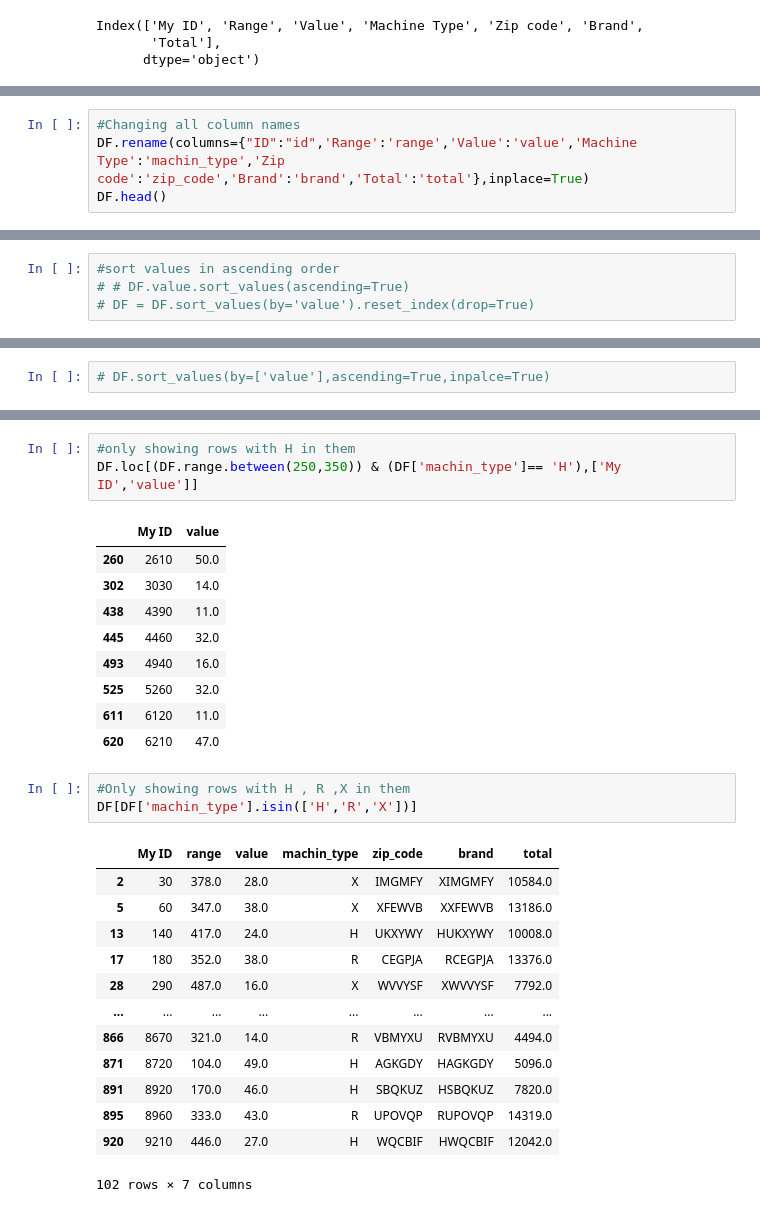
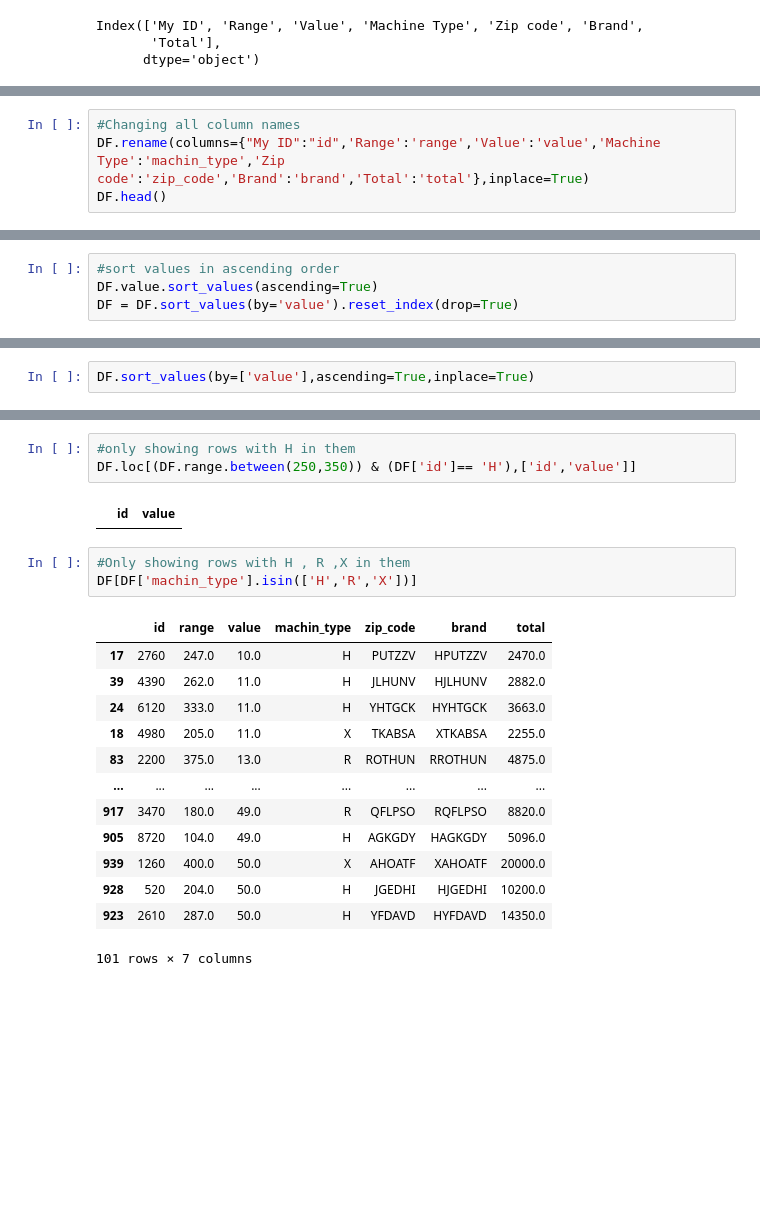
Before and after one commit to Ravkeerat02/comp3122_labs, a Jupyter notebook: Assignment3.ipynb, the cells around one changed output, grey strips where cells are left out. Drawn from its saved outputs; the diff is of its cells as text; blank space fills up the shorter version.

```diff
--- a/Assignment3.ipynb
+++ b/Assignment3.ipynb
@@ -229,6 +229,6 @@ DF.rename(columns={"ID":"id",'Range':'range','Value':'value','Machine Type':'mac
 951 rows × 7 columns
 # %%
 #Changing all column names
-DF.rename(columns={"ID":"id",'Range':'range','Value':'value','Machine Type':'machin_type','Zip code':'zip_code','Brand':'brand','Total':'total'},inplace=True)
+DF.rename(columns={"My ID":"id",'Range':'range','Value':'value','Machine Type':'machin_type','Zip code':'zip_code','Brand':'brand','Total':'total'},inplace=True)
 DF.head()
 # %% [output]
@@ -253,6 +279,6 @@ DF.head()
 # %%
 #sort values in ascending order
-# # DF.value.sort_values(ascending=True)
-# DF = DF.sort_values(by='value').reset_index(drop=True)
+DF.value.sort_values(ascending=True)
+DF = DF.sort_values(by='value').reset_index(drop=True)
 # %%
 #sorting the vales and showing the whole Data Frame
@@ -260,3 +300,3 @@ DF.head()
 # %%
-# DF.sort_values(by=['value'],ascending=True,inpalce=True)
+DF.sort_values(by=['value'],ascending=True,inplace=True)
 # %%
@@ -313,33 +367,25 @@ DF.loc[DF.range.between(250,350),['My ID','value']]
 # %%
 #only showing rows with H in them
-DF.loc[(DF.range.between(250,350)) & (DF['machin_type']== 'H'),['My ID','value']]
+DF.loc[(DF.range.between(250,350)) & (DF['id']== 'H'),['id','value']]
 # %% [output]
-|  | My ID | value |
-| 260 | 2610 | 50.0 |
-| 302 | 3030 | 14.0 |
-| 438 | 4390 | 11.0 |
-| 445 | 4460 | 32.0 |
-| 493 | 4940 | 16.0 |
-| 525 | 5260 | 32.0 |
-| 611 | 6120 | 11.0 |
-| 620 | 6210 | 47.0 |
+|  | id | value |
 # %%
 #Only showing rows with H , R ,X in them
 DF[DF['machin_type'].isin(['H','R','X'])]
 # %% [output]
-|  | My ID | range | value | machin_type | zip_code | brand | total |
-| 2 | 30 | 378.0 | 28.0 | X | IMGMFY | XIMGMFY | 10584.0 |
-| 5 | 60 | 347.0 | 38.0 | X | XFEWVB | XXFEWVB | 13186.0 |
-| 13 | 140 | 417.0 | 24.0 | H | UKXYWY | HUKXYWY | 10008.0 |
-| 17 | 180 | 352.0 | 38.0 | R | CEGPJA | RCEGPJA | 13376.0 |
-| 28 | 290 | 487.0 | 16.0 | X | WVVYSF | XWVVYSF | 7792.0 |
+|  | id | range | value | machin_type | zip_code | brand | total |
+| 17 | 2760 | 247.0 | 10.0 | H | PUTZZV | HPUTZZV | 2470.0 |
+| 39 | 4390 | 262.0 | 11.0 | H | JLHUNV | HJLHUNV | 2882.0 |
+| 24 | 6120 | 333.0 | 11.0 | H | YHTGCK | HYHTGCK | 3663.0 |
+| 18 | 4980 | 205.0 | 11.0 | X | TKABSA | XTKABSA | 2255.0 |
+| 83 | 2200 | 375.0 | 13.0 | R | ROTHUN | RROTHUN | 4875.0 |
 | ... | ... | ... | ... | ... | ... | ... | ... |
-| 866 | 8670 | 321.0 | 14.0 | R | VBMYXU | RVBMYXU | 4494.0 |
-| 871 | 8720 | 104.0 | 49.0 | H | AGKGDY | HAGKGDY | 5096.0 |
-| 891 | 8920 | 170.0 | 46.0 | H | SBQKUZ | HSBQKUZ | 7820.0 |
-| 895 | 8960 | 333.0 | 43.0 | R | UPOVQP | RUPOVQP | 14319.0 |
-| 920 | 9210 | 446.0 | 27.0 | H | WQCBIF | HWQCBIF | 12042.0 |
+| 917 | 3470 | 180.0 | 49.0 | R | QFLPSO | RQFLPSO | 8820.0 |
+| 905 | 8720 | 104.0 | 49.0 | H | AGKGDY | HAGKGDY | 5096.0 |
+| 939 | 1260 | 400.0 | 50.0 | X | AHOATF | XAHOATF | 20000.0 |
+| 928 | 520 | 204.0 | 50.0 | H | JGEDHI | HJGEDHI | 10200.0 |
+| 923 | 2610 | 287.0 | 50.0 | H | YFDAVD | HYFDAVD | 14350.0 |
-102 rows × 7 columns
+101 rows × 7 columns
 # %%
 DF.dtypes
 # %% [output]
```
Also changed, not shown: parts of 13 cells of this notebook.
